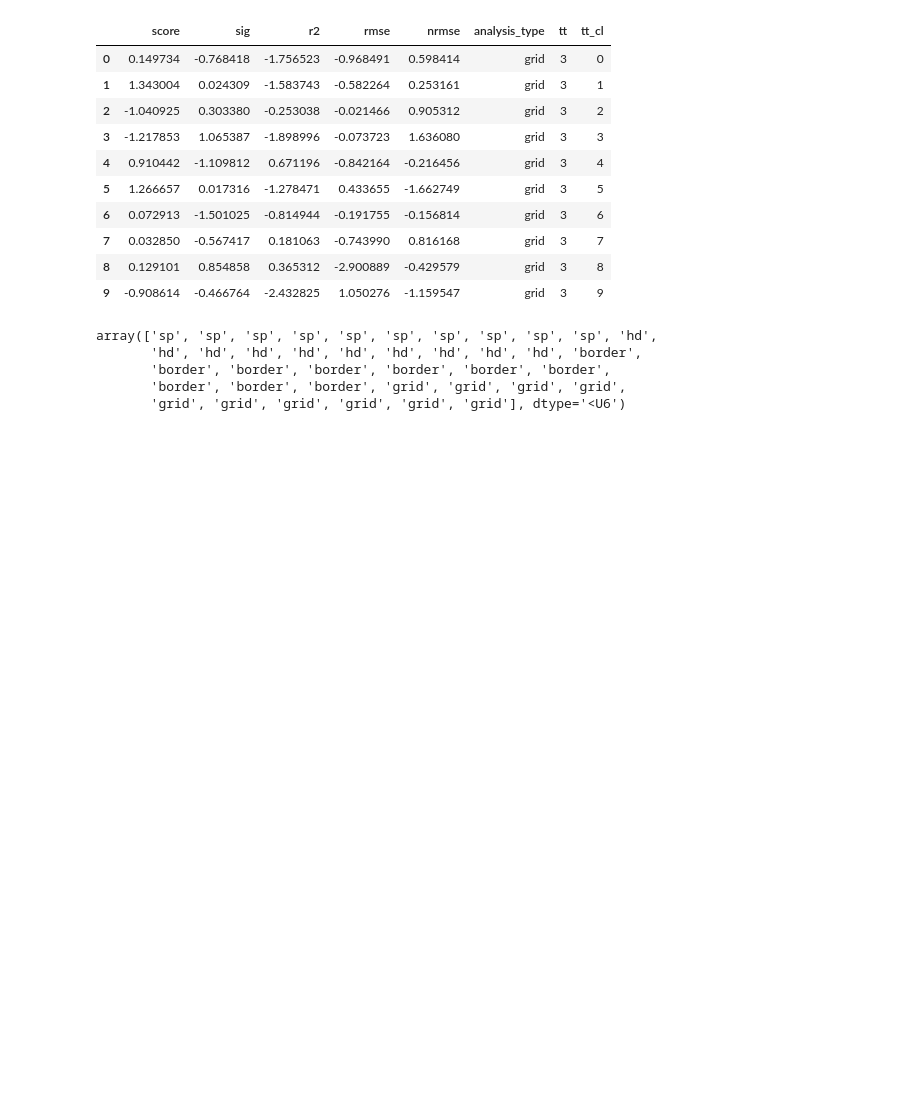
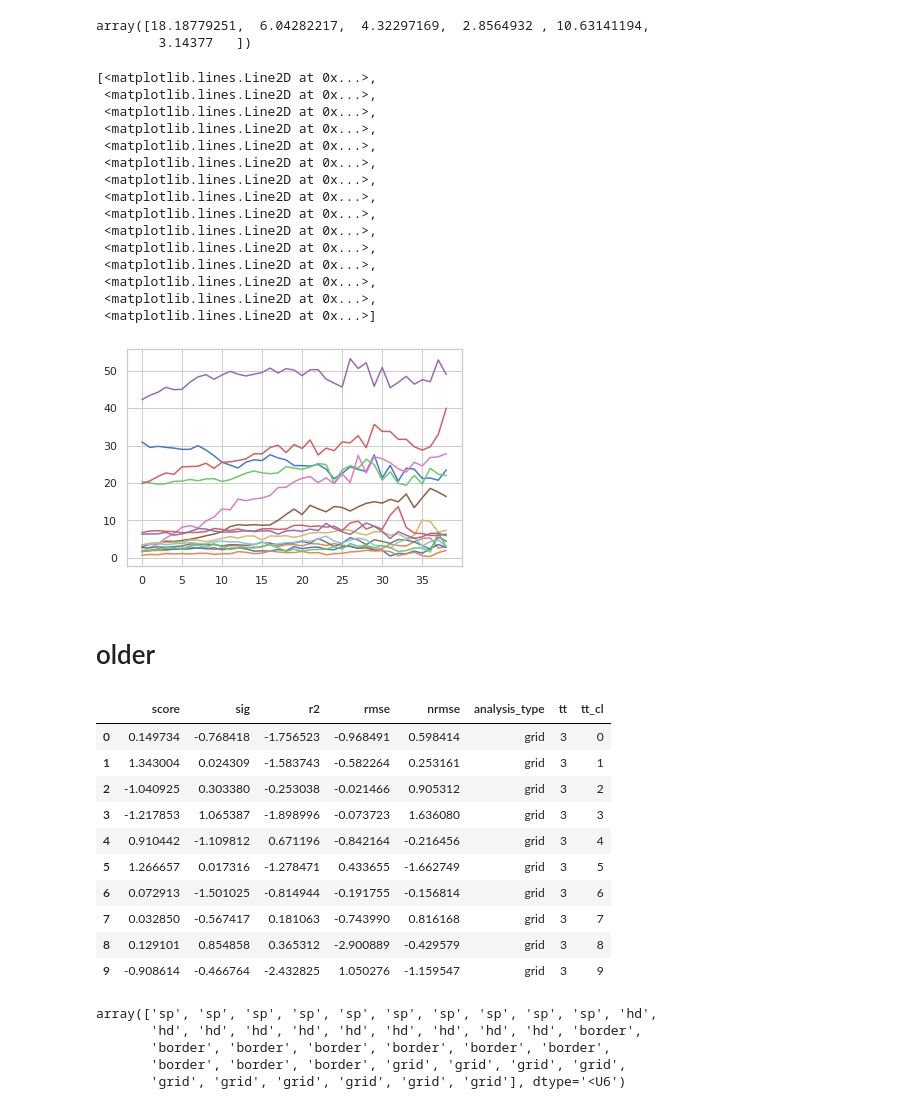
Before and after one commit to alexgonzl/TMA, a Jupyter notebook: Notebooks/scratch_notebook.ipynb, the cells around one changed output. Saved outputs shown, nothing was run; the diff lists cells and outputs as text; code cells hidden in the pictures; blank space fills up the shorter version.

```diff
--- a/Notebooks/scratch_notebook.ipynb
+++ b/Notebooks/scratch_notebook.ipynb
@@ -38,0 +50,3 @@ import ipywidgets as widgets
+# %%
+%%time
+sp_model = session_info.get_encoding_model('speed')
@@ -39,3 +73,29 @@ import ipywidgets as widgets
+# %%
+b['border']['coeffs'].mean(axis=0)[0]
+# %% [output]
+array([18.18779251,  6.04282217,  4.32297169,  2.8564932 , 10.63141194,
+        3.14377   ])
+# %%
+plt.plot(sp_model['speed']['coeffs'].mean(axis=0).T)
+# %% [output]
+[<matplotlib.lines.Line2D at 0x...>,
+ <matplotlib.lines.Line2D at 0x...>,
+ <matplotlib.lines.Line2D at 0x...>,
+ <matplotlib.lines.Line2D at 0x...>,
+ <matplotlib.lines.Line2D at 0x...>,
+ <matplotlib.lines.Line2D at 0x...>,
+ <matplotlib.lines.Line2D at 0x...>,
+ <matplotlib.lines.Line2D at 0x...>,
+ <matplotlib.lines.Line2D at 0x...>,
+ <matplotlib.lines.Line2D at 0x...>,
+ <matplotlib.lines.Line2D at 0x...>,
+ <matplotlib.lines.Line2D at 0x...>,
+ <matplotlib.lines.Line2D at 0x...>,
+ <matplotlib.lines.Line2D at 0x...>,
+ <matplotlib.lines.Line2D at 0x...>]
+[figure, added]
+# %% [markdown]
+# older
 # %%
 n_units = 10
 x = pd.DataFrame(np.random.randn(n_units,5), index=range(n_units), columns=['score', 'sig', 'r2', 'rmse', 'nrmse'])
```
Also changed, not shown: parts of 7 cells of this notebook, 12 other files.
